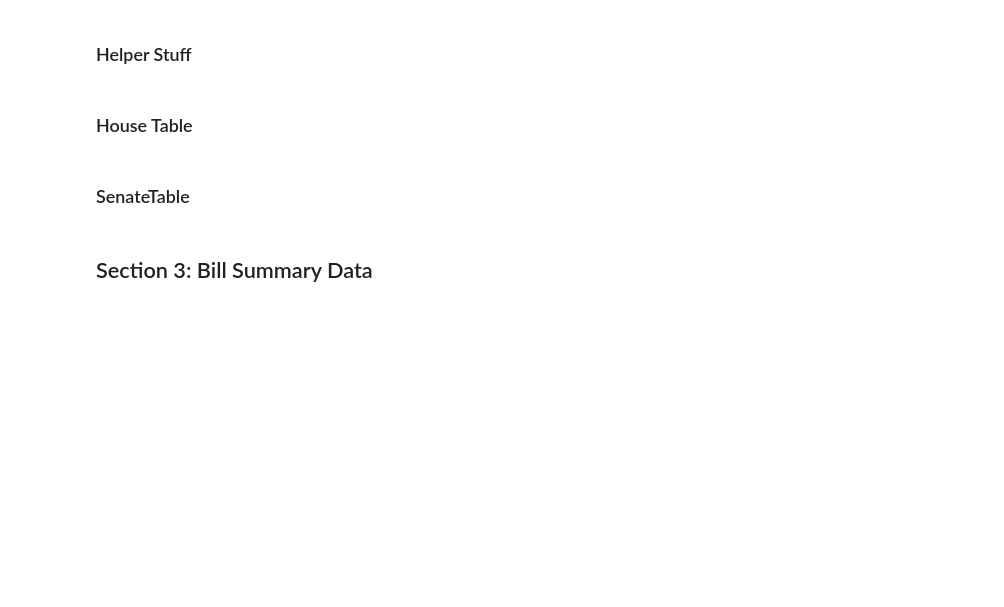
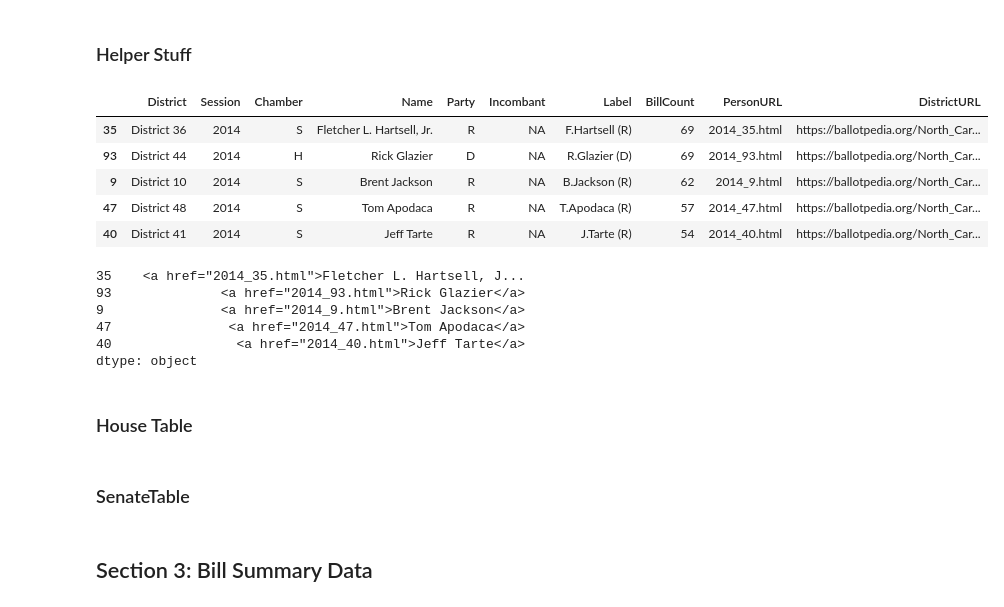
Before and after one commit to immersinn/ncga, a Jupyter notebook: notebooks/dashboards/Basic Reporting on 2014 Session.ipynb, the cells around one changed output. Drawn from its saved outputs; the diff is of its cells as text; code cells hidden in the pictures; blank space fills up the shorter version.

```diff
--- a/notebooks/dashboards/Basic Reporting on 2014 Session.ipynb
+++ b/notebooks/dashboards/Basic Reporting on 2014 Session.ipynb
@@ -129,8 +130,22 @@ def build_district_ballotpedia_link(district_no, chamber):
 
 def build_ahref_link(text, url):
     return('<a href="' + url + '">' + text + '</a>')
+# %%
+session = '2014'
 # %%
-reprs_info['PersonURL'] = reprs_info.Name.apply(build_repr_ballotpedia_link)
-reprs_info['DistrictURL'] = reprs_info.apply(lambda x: build_district_ballotpedia_link(x.District, x.Chamber),
+reprs_info['PersonURL'] = reprs_info.apply(lambda x: bpu.build_repr_link(x['Name'],
+                                                                             x.name,
+                                                                             session),
+                                               axis=1)
+reprs_info['DistrictURL'] = reprs_info.apply(lambda x: bpu.build_district_ballotpedia_link(x.District, x.Chamber),
                                              axis=1)
 reprs_info['District'] = reprs_info.District.apply(lambda x: 'District ' + str(x))
+# %%
+reprs_info.head()
+# %% [output]
+|  | District | Session | Chamber | Name | Party | Incombant | Label | BillCount | PersonURL | DistrictURL |
+| 35 | District 36 | 2014 | S | Fletcher L. Hartsell, Jr. | R | NA | F.Hartsell (R) | 69 | 2014_35.html | https://ballotpedia.org/North_Car... |
+| 93 | District 44 | 2014 | H | Rick Glazier | D | NA | R.Glazier (D) | 69 | 2014_93.html | https://ballotpedia.org/North_Car... |
+| 9 | District 10 | 2014 | S | Brent Jackson | R | NA | B.Jackson (R) | 62 | 2014_9.html | https://ballotpedia.org/North_Car... |
+| 47 | District 48 | 2014 | S | Tom Apodaca | R | NA | T.Apodaca (R) | 57 | 2014_47.html | https://ballotpedia.org/North_Car... |
+| 40 | District 41 | 2014 | S | Jeff Tarte | R | NA | J.Tarte (R) | 54 | 2014_40.html | https://ballotpedia.org/North_Car... |
@@ -137,2 +154,11 @@ reprs_info['District'] = reprs_info.District.apply(lambda x: 'District ' + str(x
+# %%
+hrefs[:5]
+# %% [output]
+35    <a href="2014_35.html">Fletcher L. Hartsell, J...
+93              <a href="2014_93.html">Rick Glazier</a>
+9               <a href="2014_9.html">Brent Jackson</a>
+47               <a href="2014_47.html">Tom Apodaca</a>
+40                <a href="2014_40.html">Jeff Tarte</a>
+dtype: object
 # %%
 def build_chamber_summary_table(all_reps, chamber, sort_by='LN'):
```
Also changed, not shown: parts of 10 cells of this notebook, 41 other files.
